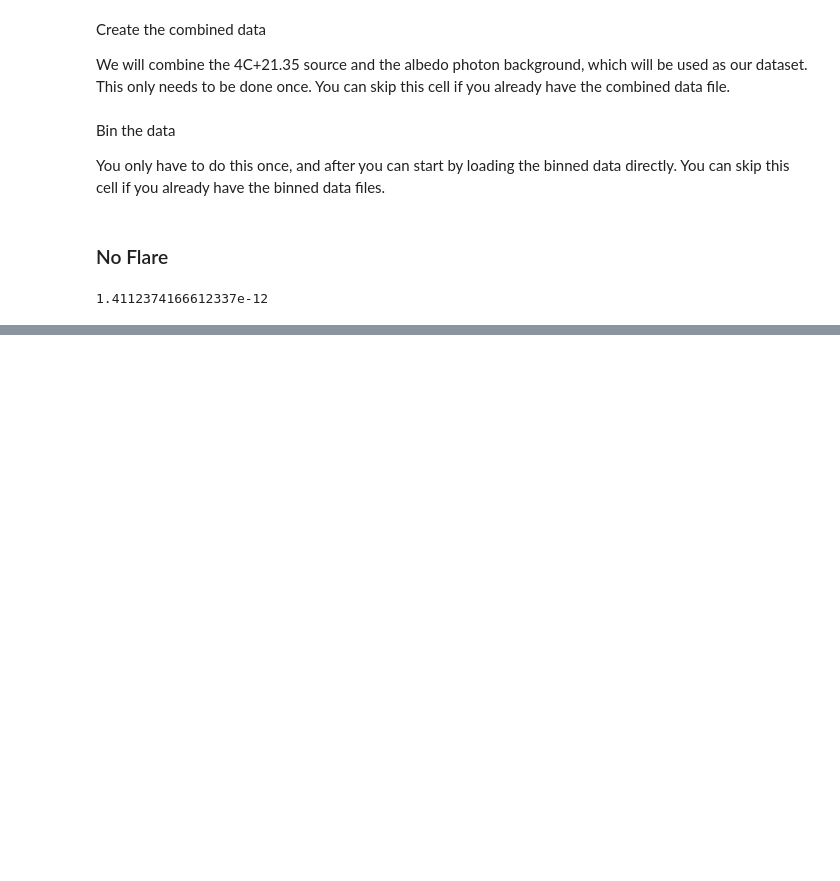
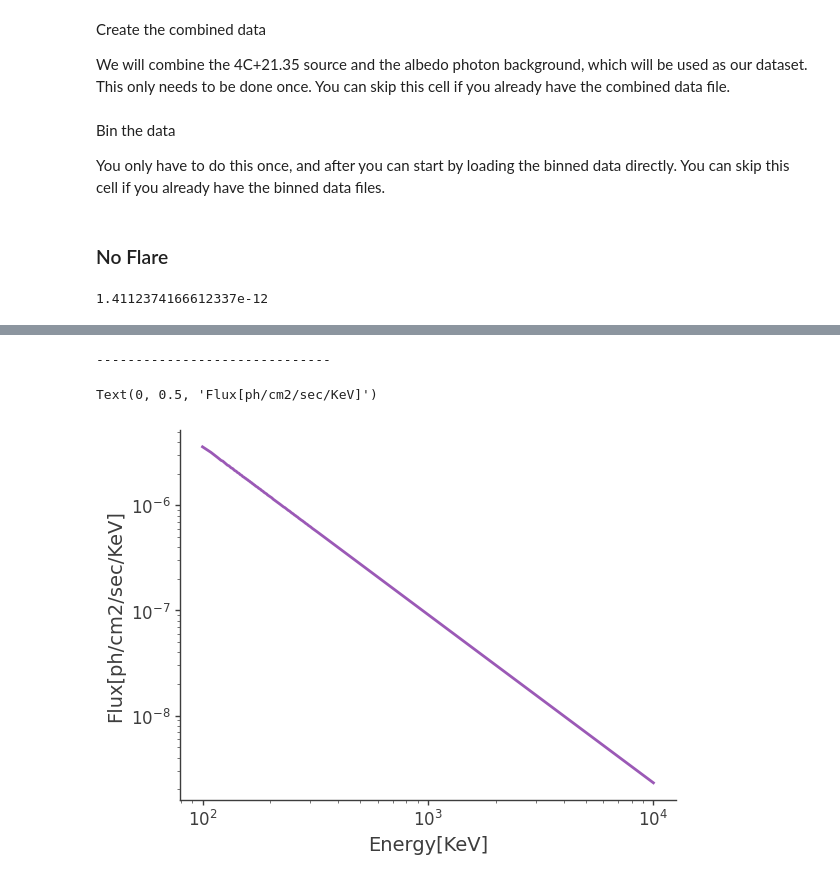
Before and after one commit to srinadh99/Light-Curve-Tool-for-COSI-, a Jupyter notebook: Binning_4Cp2135(noflare).ipynb, the cells around one changed output, grey strips where cells are left out. Cells and saved outputs as stored; diff of their text form; code cells hidden in the pictures; blank space fills up the shorter version.

```diff
--- a/Binning_4Cp2135(noflare).ipynb
+++ b/Binning_4Cp2135(noflare).ipynb
@@ -275,0 +147,58 @@ Energy (keV) | dN/dE        | Calculated K
+# %%
+# https://github.com/cositools/cosi-sim/blob/main/cosi_sim/Source_Library/DC3/sources/Extragalactic/4C21p35_flare/4C_21_spectrum_flare.dat
+
+import math
+
+# --- Configuration ---
+FILENAME = './4C_21_spectrum_noflare.dat'  # Name of your data file
+
+
+# --- Main Script Logic ---
+e_values = []
+spec_values = []
+
+# Check if file exists
+if not os.path.exists(FILENAME):
+    print(f"Error: File not found at '{FILENAME}'")
+    exit() # Stop execution if file doesn't exist
+
+# Read the file and process data lines
+try:
+    with open(FILENAME, 'r') as f:
+        for i, line in enumerate(f):
+            line = line.strip() # Remove leading/trailing whitespace
+            if line.startswith('DP '):
+                parts = line.split()
+                if len(parts) >= 3:
+                    try:
+                        energy_kev = float(parts[1])
+                        spectrum = float(parts[2]) # This is dN/dE
+
+                        e_values.append(energy_kev)
+                        spec_values.append(spectrum)
+
+                    except ValueError:
+                        print(f"Warning: Could not parse numbers on line {i+1}: '{line}'. Skipping.")
+                    except IndexError:
+                         print(f"Warning: Not enough columns on line {i+1}: '{line}'. Skipping.")
+                else:
+                    print(f"Warning: Malformed 'DP' line {i+1}: '{line}'. Skipping.")
+
+except IOError as e:
+    print(f"Error reading file '{FILENAME}': {e}")
+    exit()
+
+print("-" * 30)
+
+e_values = np.array(e_values)
+spec_values = np.array(spec_values)
+
+plt.plot(e_values, spec_values)
+plt.xscale("log")
+plt.yscale("log")
+plt.xlabel("Energy[KeV]")
+plt.ylabel("Flux[ph/cm2/sec/KeV]")
+# %% [output]
+------------------------------
+Text(0, 0.5, 'Flux[ph/cm2/sec/KeV]')
+[figure, added]
```
Also changed, not shown: parts of 4 cells of this notebook, 8 other files.
